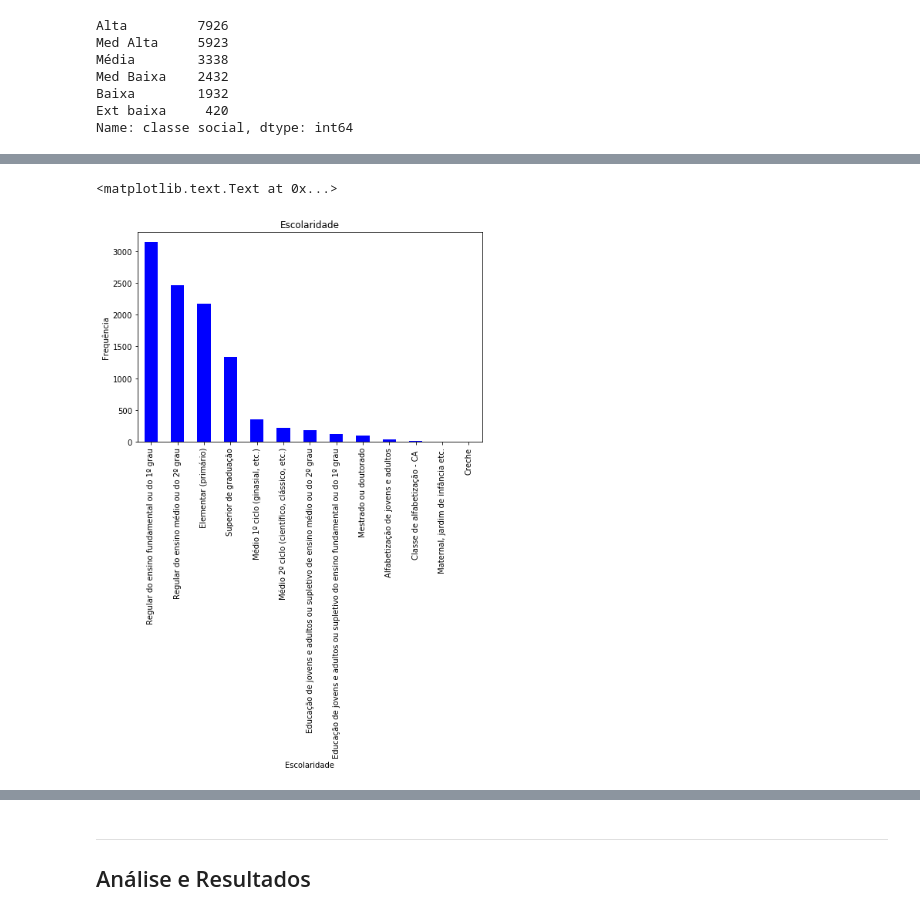
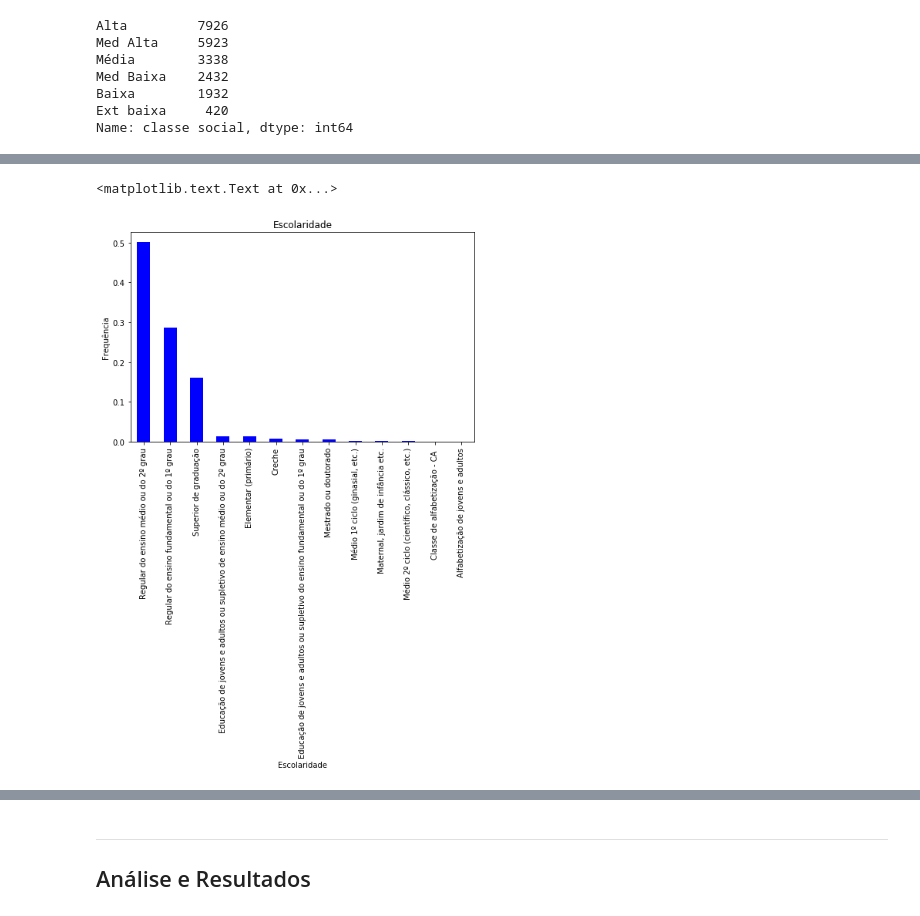
Before and after one commit to andreneustein/cd2018, a Jupyter notebook: Projeto1 Layout.ipynb, the cells around one changed output, grey strips where cells are left out. Cells and saved outputs as stored; diff of their text form; code cells hidden in the pictures.

```diff
--- a/Projeto1 Layout.ipynb
+++ b/Projeto1 Layout.ipynb
@@ -248,9 +330,9 @@ plt.title("Classes Sociais")
 # %%
-graf4 = dados15pai.V6007.value_counts()
+graf4 = dados15filho.V6007.value_counts(normalize = True)
 graf4.plot (kind='bar', color=('blue'), figsize=(8,5))
 plt.ylabel('Frequência')
 plt.xlabel('Escolaridade')
 plt.title("Escolaridade")
 # %% [output]
 <matplotlib.text.Text at 0x...>
-[figure, old version]
+[figure, new version]
```
Also changed, not shown: parts of 36 cells of this notebook.
